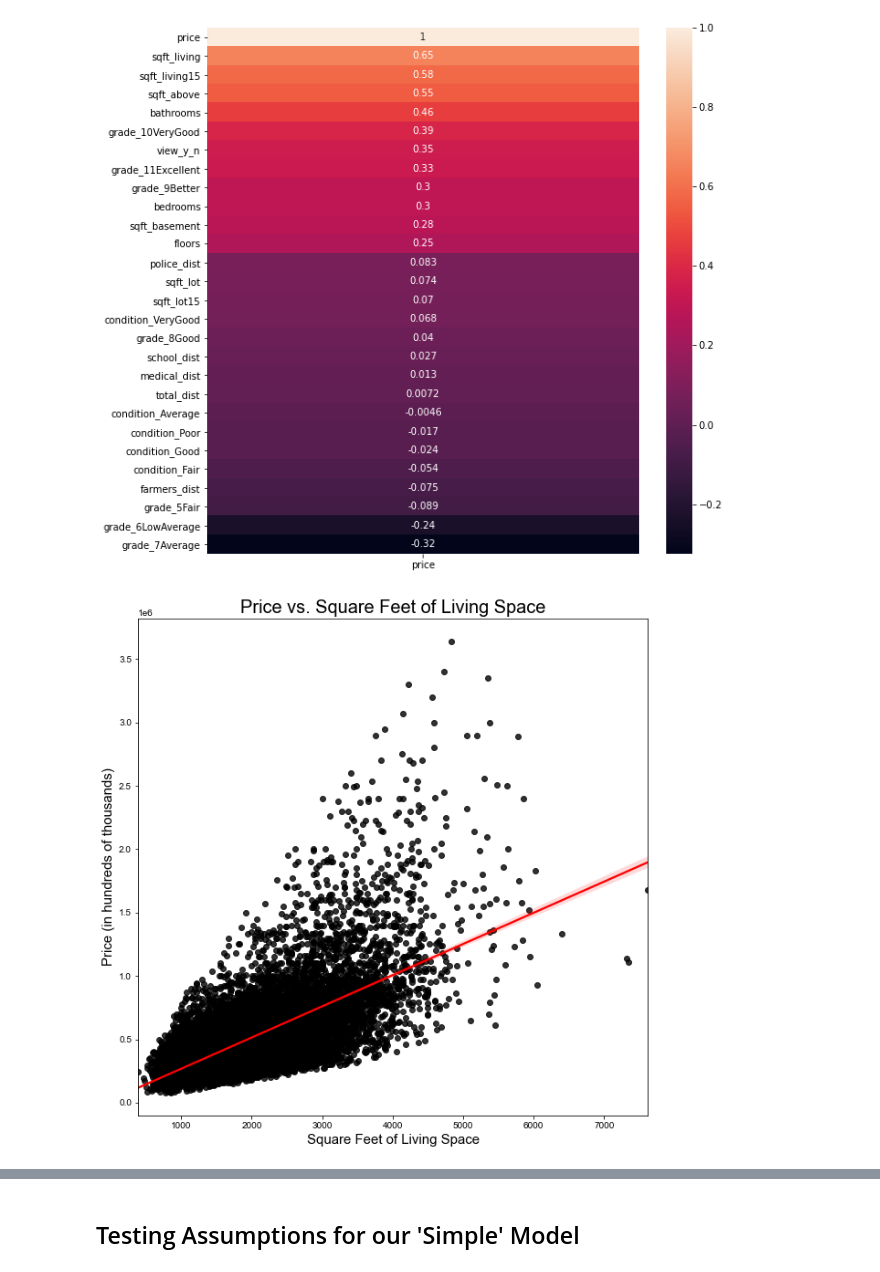
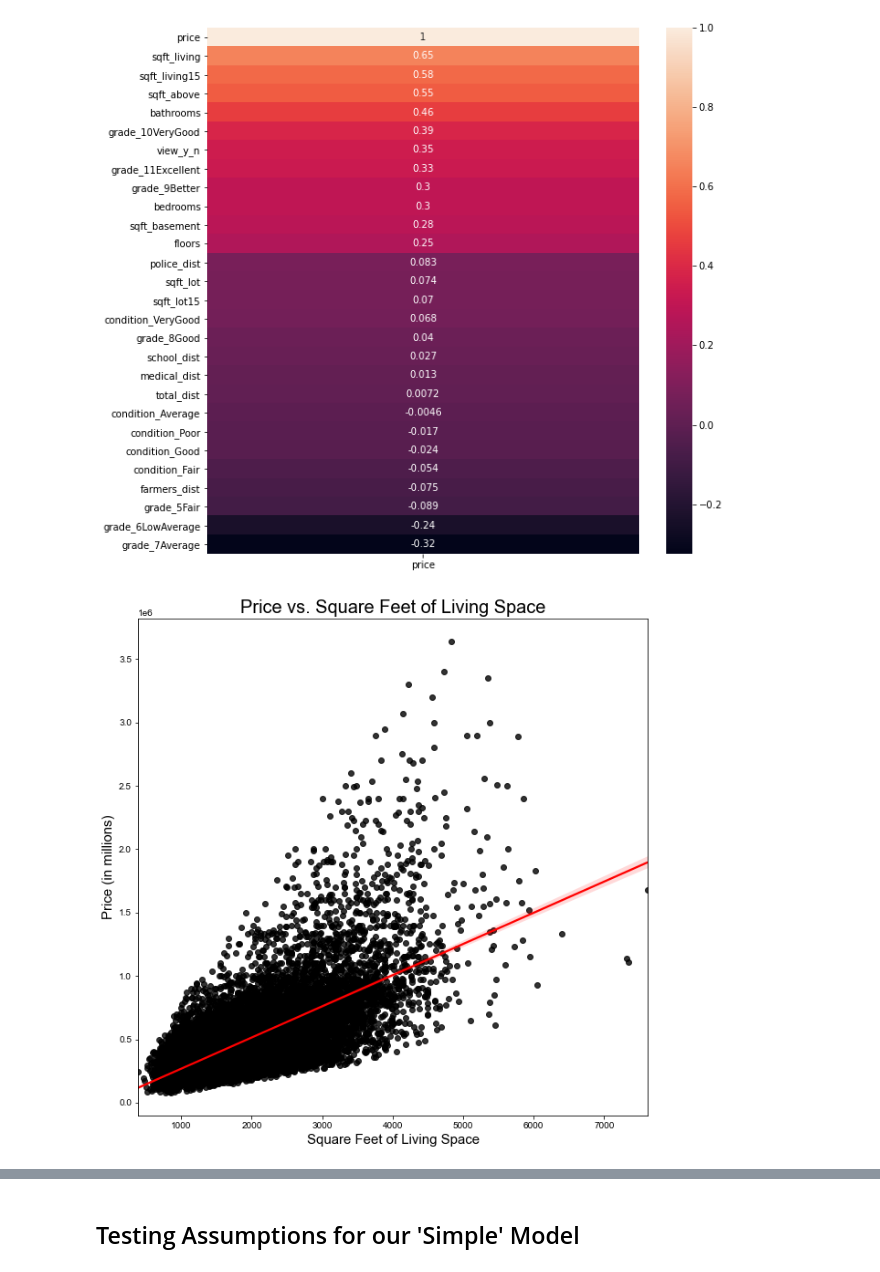
Before and after one commit to Shoemaker703/home_sales_analysis_project, a Jupyter notebook: Project2_final.ipynb, the cells around one changed output, grey strips where cells are left out. Saved outputs shown, nothing was run; the diff lists cells and outputs as text; code cells hidden in the pictures.

```diff
--- a/Project2_final.ipynb
+++ b/Project2_final.ipynb
@@ -432,17 +459,17 @@ sns.heatmap(X_y_train_full.corr()[['price']].sort_values(by = ['price'], ascendi
 # %%
 # sqft_living looks like the strongest positive correlation.
 
 fig, ax = plt.subplots(figsize = (10,10))
 ax = sns.regplot(x="sqft_living", y="price", data= X_y_train_full, scatter_kws={"color": "black"}, line_kws={"color": "red"})
 
 plt.title('Price vs. Square Feet of Living Space', fontsize=20)
 plt.xlabel('Square Feet of Living Space', fontsize=15)
-plt.ylabel('Price (in hundreds of thousands)', fontsize=15)
+plt.ylabel('Price (in millions)', fontsize=15)
 sns.set_style("whitegrid")
 
 plt.show;
 # %% [output]
-[figure, old version]
+[figure, new version]
 # %%
 # Performing an OLS model on sqft_living
 model1 = sm.OLS(y_train, sm.add_constant(X_train_full['sqft_living'])).fit()
```
Also changed, not shown: parts of 35 cells of this notebook.
